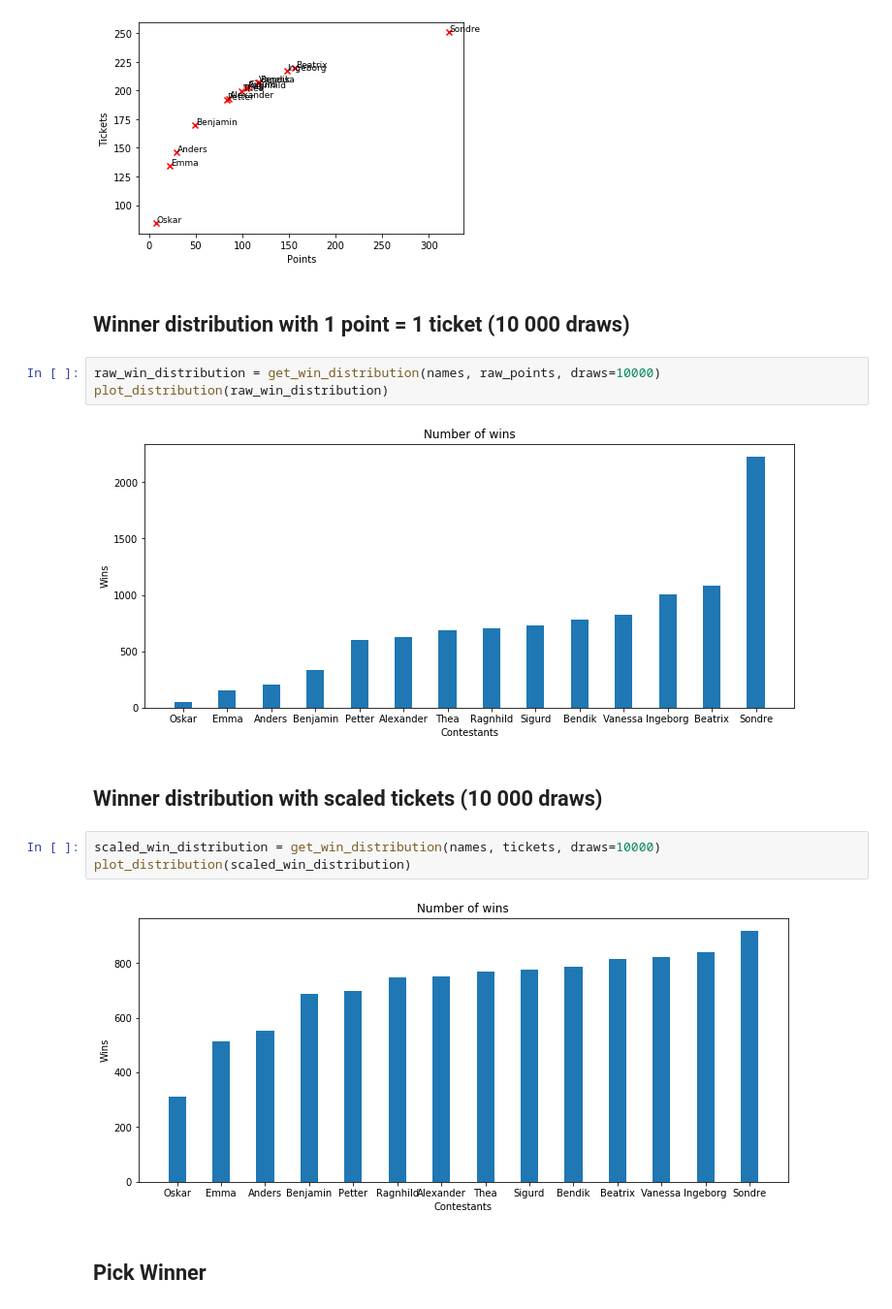
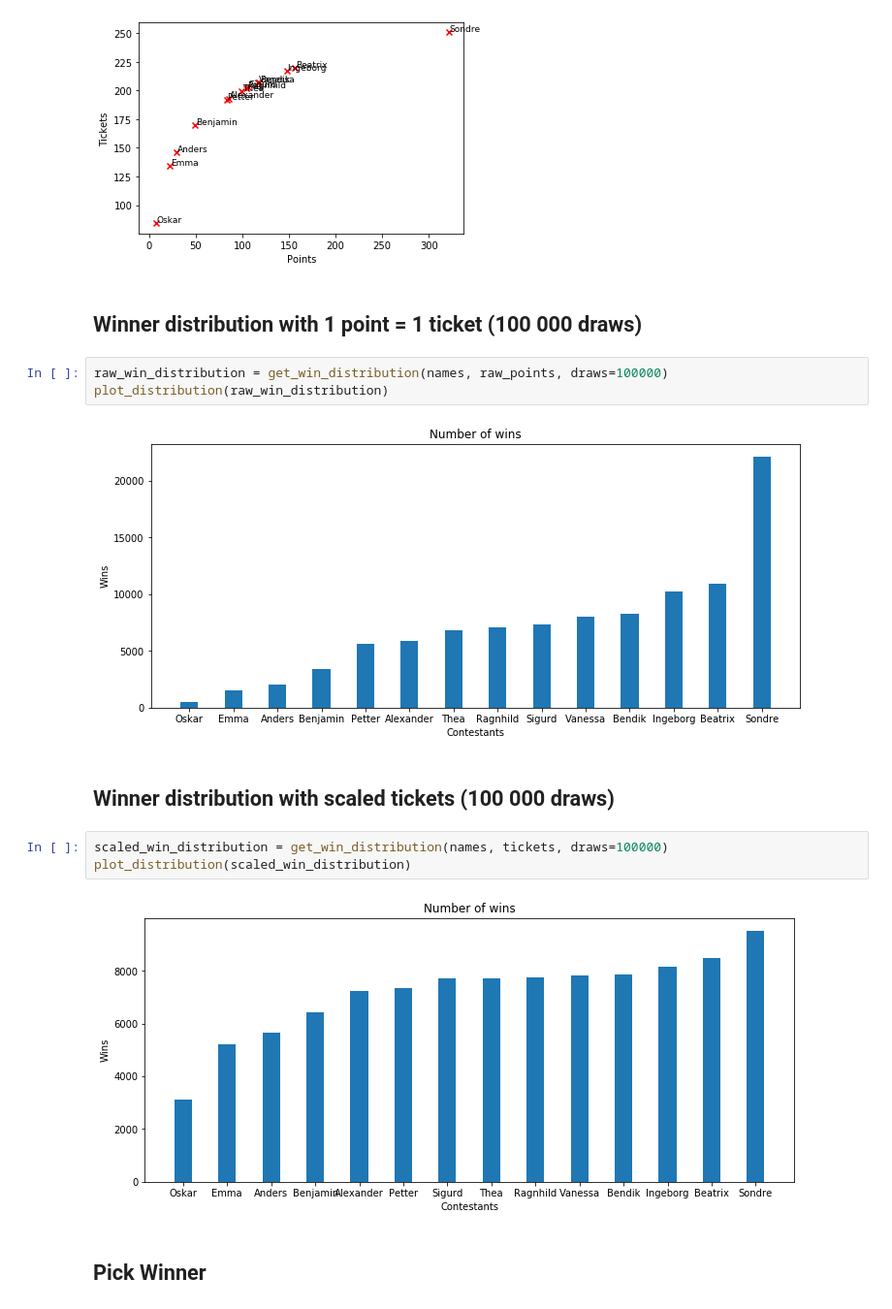
Before and after one commit to SondreBolland/lottery_draw, a Jupyter notebook: Ticket_Draw.ipynb, the cells around one changed output. Shown: that part at 97% size. Drawn from its saved outputs; the diff is of its cells as text.

Commit message:
Ran 100 000 draws

```diff
--- a/Ticket_Draw.ipynb
+++ b/Ticket_Draw.ipynb
@@ -124,19 +124,19 @@ Tickets:
 [250.7, 199.6, 201.7, 219.3, 84.5, 216.9, 202.5, 169.5, 207.2, 206.8, 192.9, 191.9, 146.2, 134.2]
 [figure]
 # %% [markdown]
-## Winner distribution with 1 point = 1 ticket (10 000 draws)
+## Winner distribution with 1 point = 1 ticket (100 000 draws)
 # %%
-raw_win_distribution = get_win_distribution(names, raw_points, draws=10000)
+raw_win_distribution = get_win_distribution(names, raw_points, draws=100000)
 plot_distribution(raw_win_distribution)
 # %% [output]
-[figure, old version]
+[figure, new version]
 # %% [markdown]
-## Winner distribution with scaled tickets (10 000 draws)
+## Winner distribution with scaled tickets (100 000 draws)
 # %%
-scaled_win_distribution = get_win_distribution(names, tickets, draws=10000)
+scaled_win_distribution = get_win_distribution(names, tickets, draws=100000)
 plot_distribution(scaled_win_distribution)
 # %% [output]
-[figure, old version]
+[figure, new version]
 # %% [markdown]
 ## Pick Winner
 # %%
```
